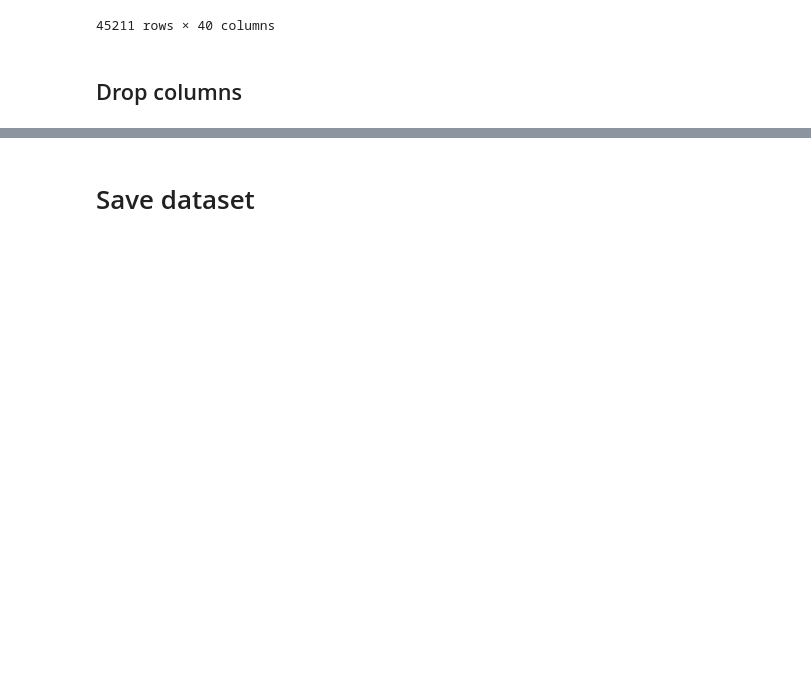
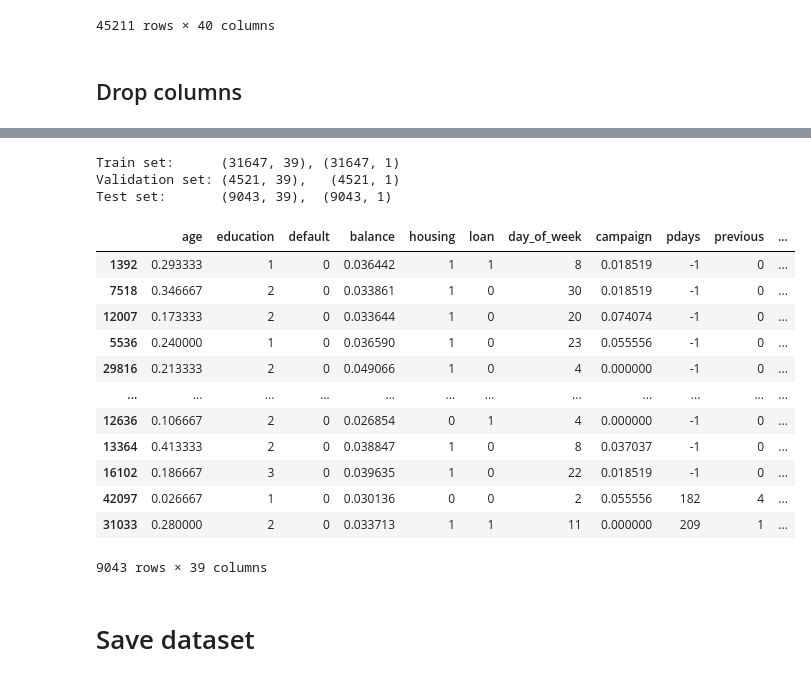
Before and after one commit to jmanwillz/ACML-Project, a Jupyter notebook: data-preprocessing/data-prep.ipynb, the cells around one changed output, grey strips where cells are left out. Drawn from its saved outputs; the diff is of its cells as text; code cells hidden in the pictures; blank space fills up the shorter version.

```diff
--- a/data-preprocessing/data-prep.ipynb
+++ b/data-preprocessing/data-prep.ipynb
@@ -172,3 +146,67 @@ x
+# %%
+# Split data before scaling
+from sklearn.model_selection import train_test_split
+
+# Assuming X and y are your feature and target DataFrames/Series:
+
+# 1. Split off 20% for test
+X_train_val, X_test, y_train_val, y_test = train_test_split(
+    x, y,
+    test_size=0.20,
+    stratify=y,        # maintain class distribution
+    random_state=42
+)
+
+# 2. From the remaining 80%, split 12.5% (0.125) → 10% of overall for validation
+X_train, X_val, y_train, y_val = train_test_split(
+    X_train_val, y_train_val,
+    test_size=0.125,   # 0.125 * 0.80 = 0.10 overall
+    stratify=y_train_val,
+    random_state=42
+)
+# 3. Verify the splits
+print(f"Train set:      {X_train.shape}, {y_train.shape}")
+print(f"Validation set: {X_val.shape},   {y_val.shape}")
+print(f"Test set:       {X_test.shape},  {y_test.shape}")
+# %% [output]
+Train set:      (31647, 39), (31647, 1)
+Validation set: (4521, 39),   (4521, 1)
+Test set:       (9043, 39),  (9043, 1)
+# %%
+
+# Why
+# 1. ensures all features constribute equally to penalty if using L1/L2 regularization
+# 2. faster convergence
+# 3. avoid dominance of on term over others if creating interaction vars
+
+from sklearn.preprocessing import MinMaxScaler
+
+def scale_independent(df, cols):
+    """Fit & transform a new MinMaxScaler on df[cols]."""
+    scaler = MinMaxScaler()
+    df[cols] = scaler.fit_transform(df[cols])
+    return df
+
+numeric_cols = ["age", "balance", "campaign"]
+X_train = scale_independent(X_train, numeric_cols)
+X_val   = scale_independent(X_val,   numeric_cols)
+X_test  = scale_independent(X_test,  numeric_cols)
+# %%
+X_test
+# %% [output]
+|  | age | education | default | balance | housing | loan | day_of_week | campaign | pdays | previous | ... |
+| 1392 | 0.293333 | 1 | 0 | 0.036442 | 1 | 1 | 8 | 0.018519 | -1 | 0 | ... |
+| 7518 | 0.346667 | 2 | 0 | 0.033861 | 1 | 0 | 30 | 0.018519 | -1 | 0 | ... |
+| 12007 | 0.173333 | 2 | 0 | 0.033644 | 1 | 0 | 20 | 0.074074 | -1 | 0 | ... |
+| 5536 | 0.240000 | 1 | 0 | 0.036590 | 1 | 0 | 23 | 0.055556 | -1 | 0 | ... |
+| 29816 | 0.213333 | 2 | 0 | 0.049066 | 1 | 0 | 4 | 0.000000 | -1 | 0 | ... |
+| ... | ... | ... | ... | ... | ... | ... | ... | ... | ... | ... | ... |
+| 12636 | 0.106667 | 2 | 0 | 0.026854 | 0 | 1 | 4 | 0.000000 | -1 | 0 | ... |
+| 13364 | 0.413333 | 2 | 0 | 0.038847 | 1 | 0 | 8 | 0.037037 | -1 | 0 | ... |
+| 16102 | 0.186667 | 3 | 0 | 0.039635 | 1 | 0 | 22 | 0.018519 | -1 | 0 | ... |
+| 42097 | 0.026667 | 1 | 0 | 0.030136 | 0 | 0 | 2 | 0.055556 | 182 | 4 | ... |
+| 31033 | 0.280000 | 2 | 0 | 0.033713 | 1 | 1 | 11 | 0.000000 | 209 | 1 | ... |
+9043 rows × 39 columns
 # %% [markdown]
 # Save dataset
 # %%
```
Also changed, not shown: parts of 8 cells of this notebook.
